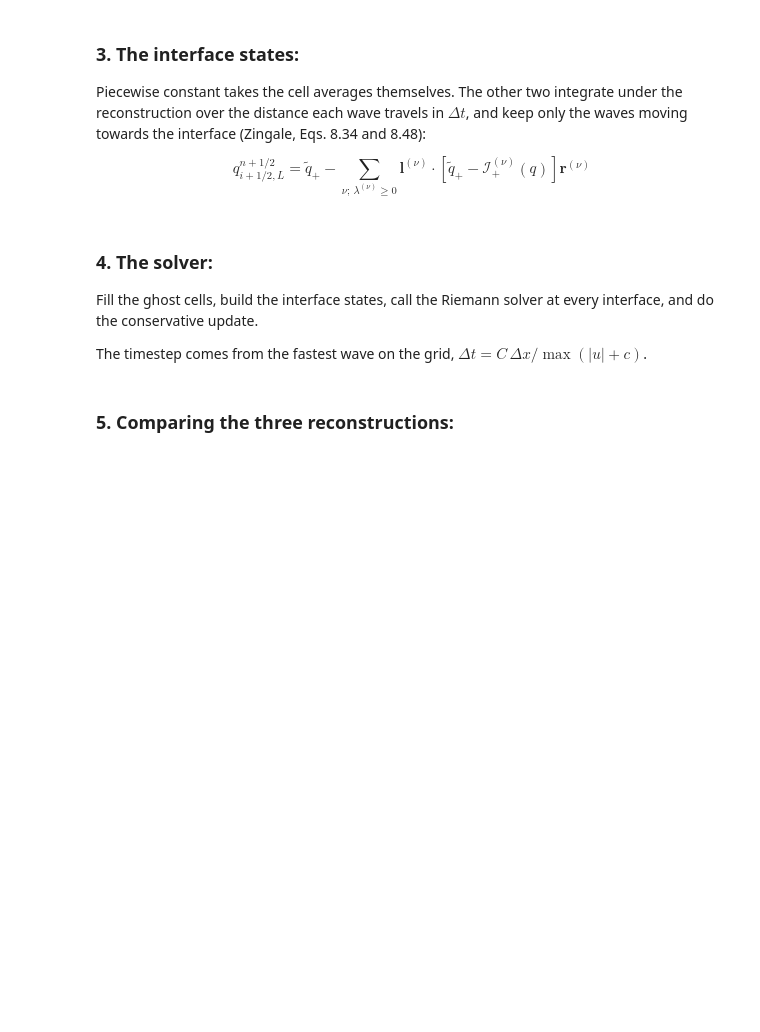
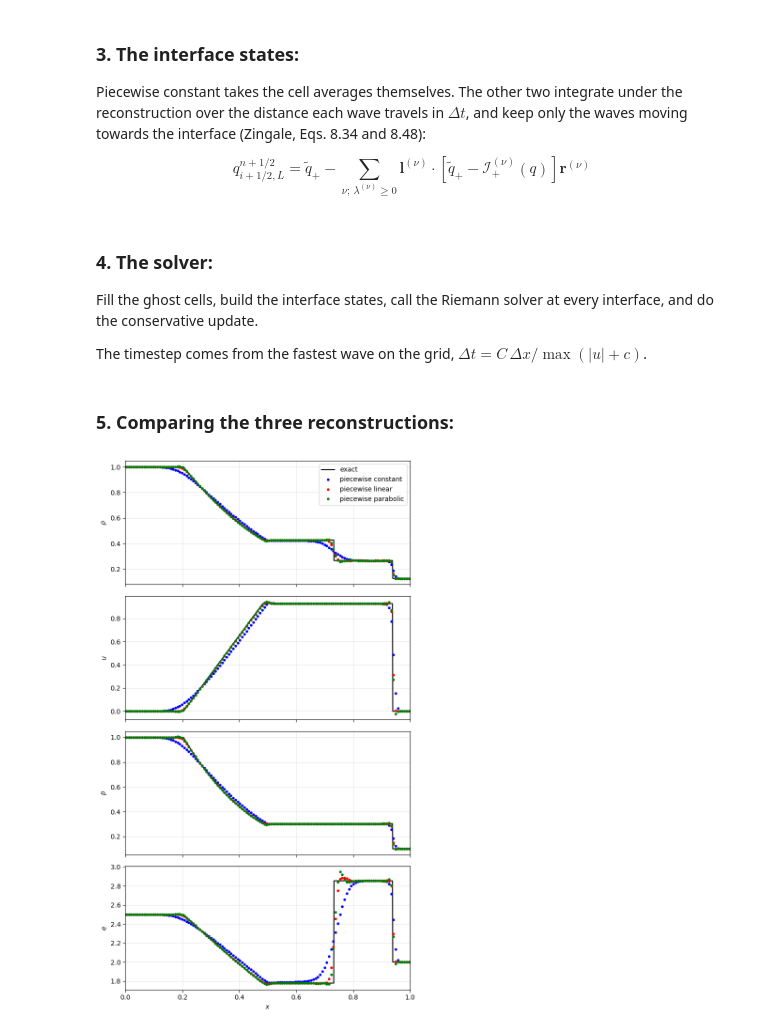
Before and after one commit to wbandabarragan/computational-fluid-dynamics, a Jupyter notebook: notebooks/nb18_godunov_sod_problem.ipynb, the cells around one changed output. Drawn from its saved outputs; the diff is of its cells as text; code cells hidden in the pictures; blank space fills up the shorter version.

```diff
--- a/notebooks/nb18_godunov_sod_problem.ipynb
+++ b/notebooks/nb18_godunov_sod_problem.ipynb
@@ -576,8 +584,10 @@ def solve_sod(nx, cfl = 0.8, method = "godunov", limiter = "mc", tend = 0.25, ga
 # %%
 nx = 128
 
 x_g, q_g = solve_sod(nx, method = "godunov", tend = tend)
 x_l, q_l = solve_sod(nx, method = "plm", limiter = "mc", tend = tend)
 x_p, q_p = solve_sod(nx, method = "ppm", tend = tend)
 
-plot_sod([(x_g, q_g, "piecewise constant"), (x_l, q_l, "piecewise linear"), (x_p, q_p, "$piecewise parabolic")], tend)
+plot_sod([(x_g, q_g, "piecewise constant"), (x_l, q_l, "piecewise linear"), (x_p, q_p, "piecewise parabolic")], tend)
+# %% [output]
+[figure, added]
```
Also changed, not shown: parts of 3 cells of this notebook.
